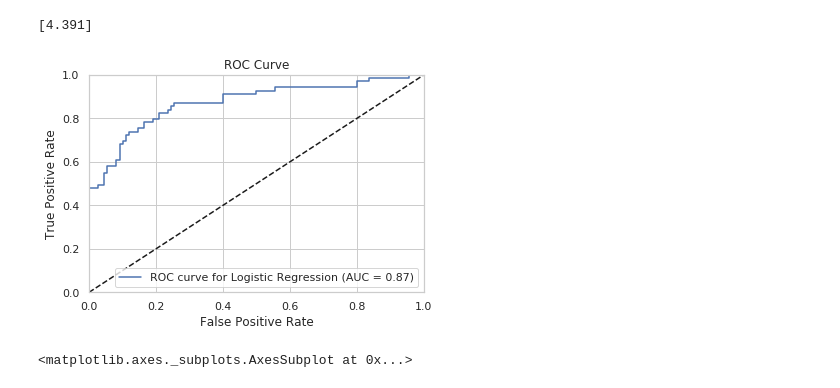
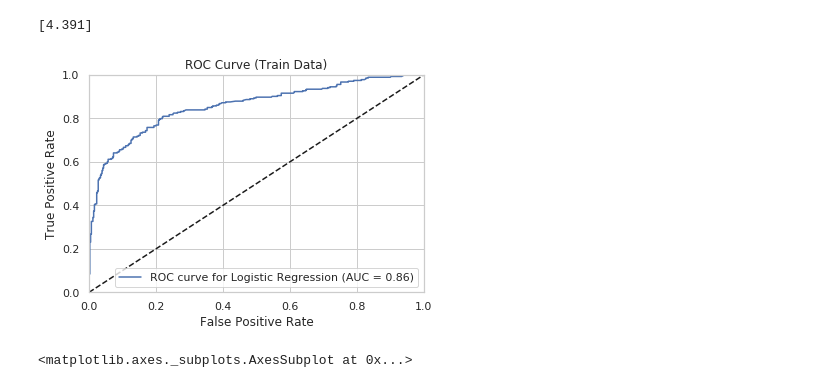
Before and after one commit to djp840/MSDS_422_Public, a Jupyter notebook: MSDS422_Assignment_04/MSDS422_Assignment_04b_20201010_v18_Titanic_GridSearchCV_DEV.ipynb, the cells around one changed output. Drawn from its saved outputs; the diff is of its cells as text; code cells hidden in the pictures.

```diff
--- a/MSDS422_Assignment_04/MSDS422_Assignment_04b_20200930_v16_Titanic_GridSearchCV.ipynb
+++ b/MSDS422_Assignment_04/MSDS422_Assignment_04b_20201010_v18_Titanic_GridSearchCV_DEV.ipynb
@@ -668,18 +678,9 @@ def importance_of_features(model):
 # %%
-def aucscore(model,has_proba=True):
+def plt_roc_curve(name, model, input_data, output_data, has_proba=True):
     if has_proba:
-        fpr,tpr,thresh=skplt.metrics.roc_curve(y_test,model.predict_proba(x_test)[:,1])
+        fpr,tpr,thresh=skplt.metrics.roc_curve(output_data,model.predict_proba(input_data)[:,1])
     else:
-        fpr,tpr,thresh=skplt.metrics.roc_curve(y_test,model.decision_function(x_test))
-    x=fpr
-    y=tpr
-    auc= skplt.metrics.auc(x,y)
-    return auc
-def plt_roc_curve(name,model,has_proba=True):
-    if has_proba:
-        fpr,tpr,thresh=skplt.metrics.roc_curve(y_test,model.predict_proba(x_test)[:,1])
-    else:
-        fpr,tpr,thresh=skplt.metrics.roc_curve(y_test,model.decision_function(x_test))
+        fpr,tpr,thresh=skplt.metrics.roc_curve(output_data,model.decision_function(input_data))
     x=fpr
     y=tpr
     auc= skplt.metrics.auc(x,y)
@@ -689,7 +690,7 @@ def plt_roc_curve(name,model,has_proba=True):
     plt.ylim((0,1))
     plt.xlabel("False Positive Rate")
     plt.ylabel("True Positive Rate")
-    plt.title("ROC Curve")
+    plt.title("ROC Curve (Train Data)")
     plt.legend(loc="lower right")
     plt.show()
 # %% [markdown]
@@ -724,9 +725,9 @@ print(log_reg.intercept_)
 # %% [output]
 [4.391]
 # %%
-plt_roc_curve("Logistic Regression",log_reg,has_proba=True)
+plt_roc_curve("Logistic Regression",log_reg, x_train, y_train, has_proba=True)
 # %% [output]
-[figure, old version]
+[figure, new version]
 # %%
 skplt.metrics.plot_confusion_matrix(y_test, log_reg.predict(x_test),normalize=True, figsize=(10,10))
 # %% [output]
```
Also changed, not shown: parts of 19 cells of this notebook, 5 other files.
